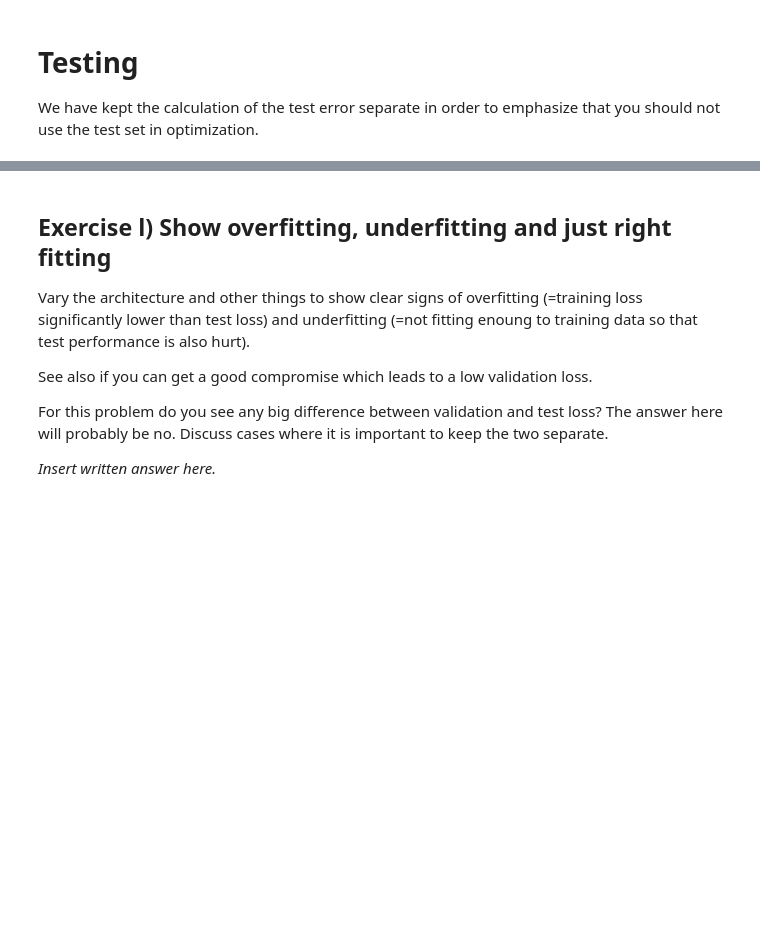
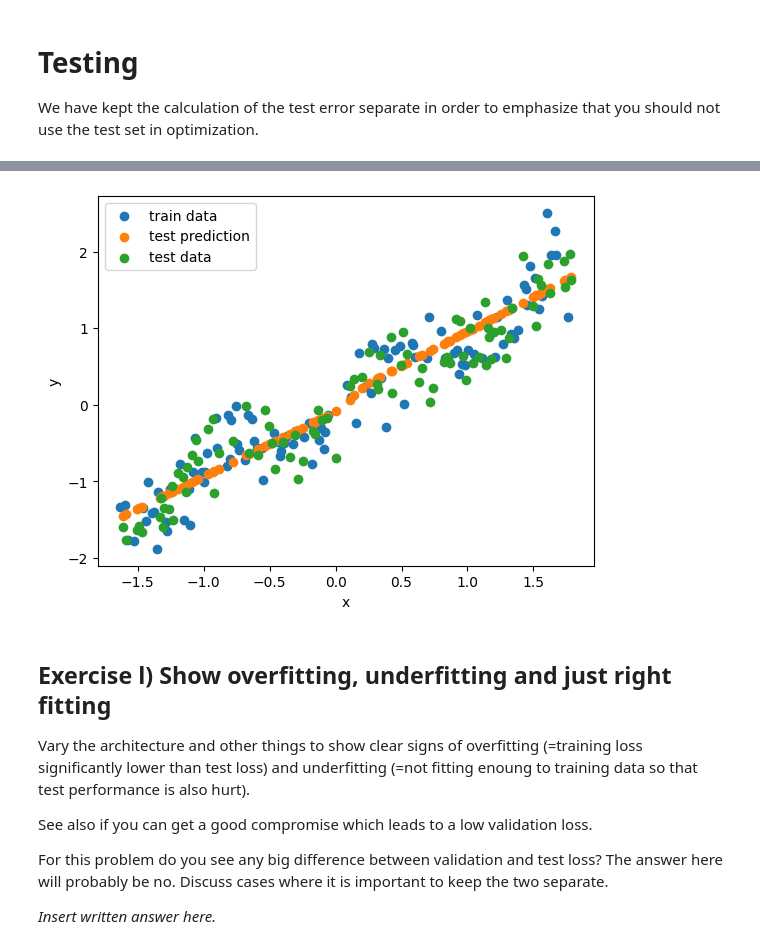
Before and after one commit to mVigholt/DL, a Jupyter notebook: Jackie/DL_AutoDiff_Nanograd.ipynb, the cells around one changed output, grey strips where cells are left out. Saved outputs shown, nothing was run; the diff lists cells and outputs as text; code cells hidden in the pictures; blank space fills up the shorter version.

```diff
--- a/Jackie/DL_AutoDiff_Nanograd.ipynb
+++ b/Jackie/DL_AutoDiff_Nanograd.ipynb
@@ -757,10 +757,10 @@ class DenseLayer:
         #for each batch: is j
         for j in range(len(weights[0])):
             # Initialize the node value depending on its corresponding parameters.
-            node = weights[0][j] * single_input[0]
+            node = self.bias[j]
             # We now finish the linear transformation corresponding to the parameters of the currently considered node.
             for i in range(len(single_input)):
-                node += self.bias[0]
+                node += weights[i][j] * single_input[i]
             node = self.act_fn(node)
             out.append(node)
 
@@ -1339,8 +1341,14 @@ x_train_copy,y_train_copy,x_validation_copy,y_validation_copy = x_train,y_train,
 # %%
+import copy
+
+x_train_copy = copy.deepcopy(x_train)
+y_train_copy = copy.deepcopy(y_train)
+x_validation_copy = copy.deepcopy(x_validation)
+y_validation_copy = copy.deepcopy(y_validation)
 # # Initialize an arbitrary neural network
 NN = [
-    DenseLayer(1, 5, lambda x: x.relu()),
-    DenseLayer(5, 1, lambda x: x.identity())
+    DenseLayer(1, 8, lambda x: x.relu()),
+    DenseLayer(8, 1, lambda x: x.identity())
 ]
 
 #Recommended hyper-parameters for 3-D:
@@ -1413,21 +1448,23 @@ print("Test loss:  {:4.3f}".format(Loss_test.v))
 # %%
 x_test_np = Var_to_nparray(x_test)
 x_train_np = Var_to_nparray(x_train)
 y_train_np = Var_to_nparray(y_train)
 if D1:
     plt.scatter(x_train_np, y_train_np, label="train data");
     plt.scatter(x_test_np, Var_to_nparray(output_test), label="test prediction");
     plt.scatter(x_test_np, y_test_np, label="test data");
     plt.legend();
     plt.xlabel("x");
     plt.ylabel("y");
 else:
-    plt.scatter(x_train_np[:,1], y_train, label="train data");
+    plt.scatter(x_train_np[:,1], y_train_np, label="train data");
     plt.scatter(x_test_np[:,1], Var_to_nparray(output_test), label="test data prediction");
     plt.scatter(x_test_np[:,1], y_test_np, label="test data");
     plt.legend();
     plt.xlabel("x");
     plt.ylabel("y");
+# %% [output]
+[figure, added]
 # %% [markdown]
 ## Exercise l) Show overfitting, underfitting and just right fitting
 
```
Also changed, not shown: parts of 18 cells of this notebook.
